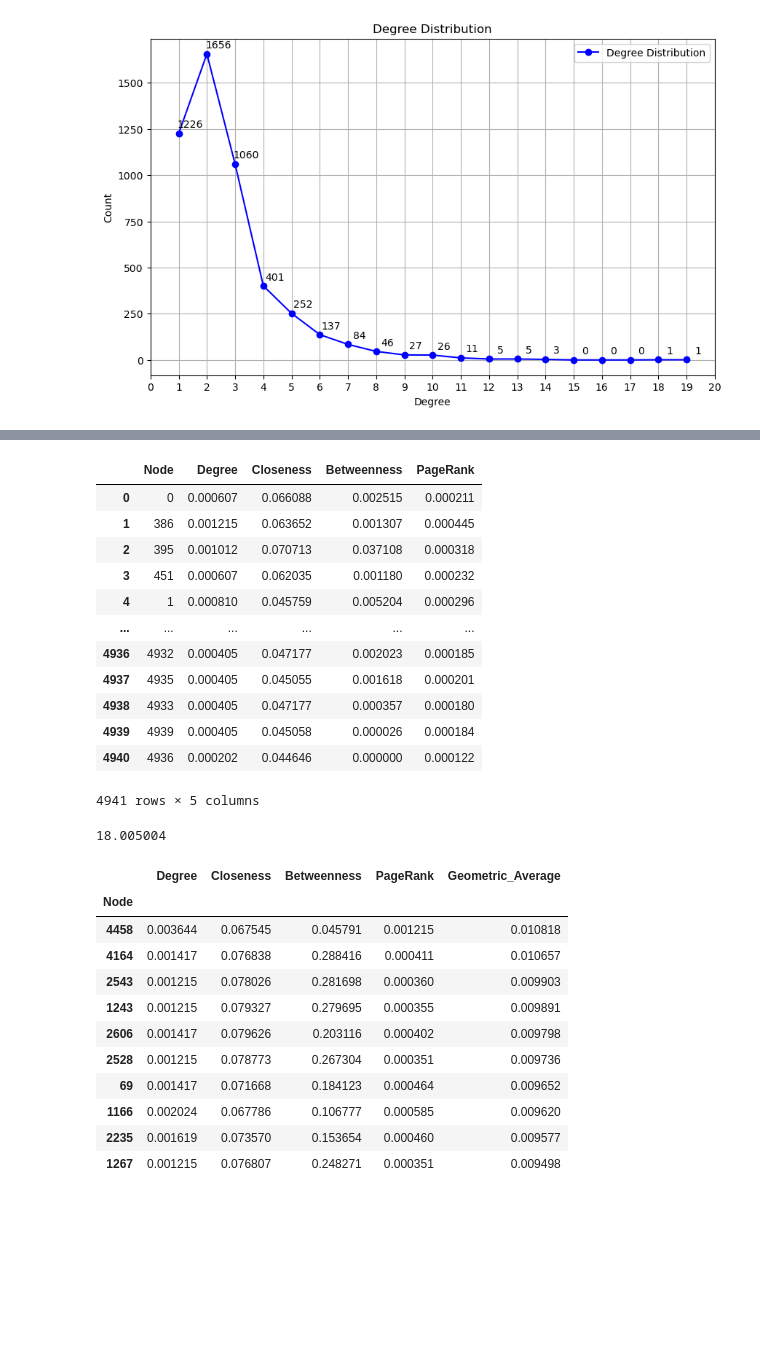
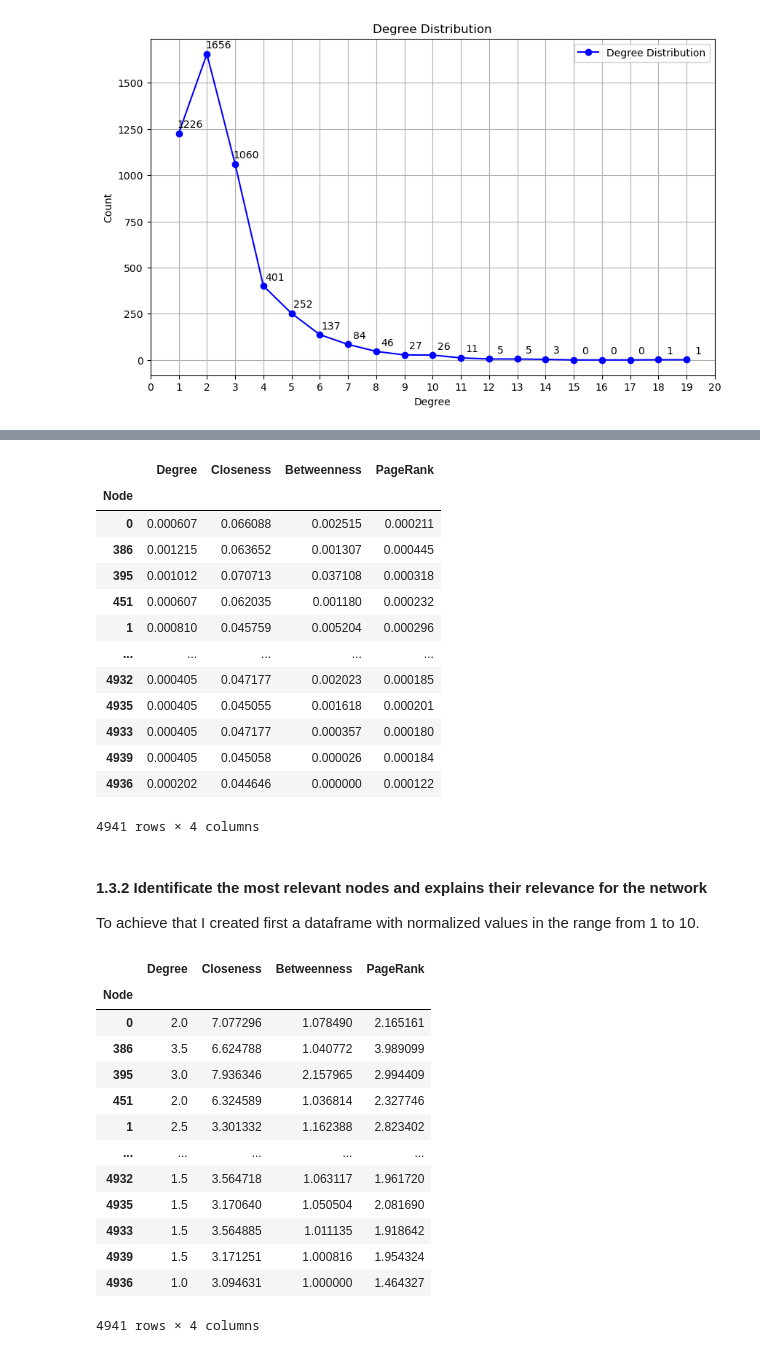
Before and after one commit to WojciechNeuman/Power-Grid-Network-Analysis, a Jupyter notebook: powergrid.ipynb, the cells around one changed output, grey strips where cells are left out. Drawn from its saved outputs; the diff is of its cells as text; code cells hidden in the pictures; blank space fills up the shorter version.

```diff
--- a/powergrid.ipynb
+++ b/powergrid.ipynb
@@ -323,18 +336,21 @@ centrality_df = pd.DataFrame({
     'PageRank': list(pagerank.values())
 })
 
+centrality_df.set_index('Node', inplace=True)
+
 centrality_df
 # %% [output]
-|  | Node | Degree | Closeness | Betweenness | PageRank |
-| 0 | 0 | 0.000607 | 0.066088 | 0.002515 | 0.000211 |
-| 1 | 386 | 0.001215 | 0.063652 | 0.001307 | 0.000445 |
-| 2 | 395 | 0.001012 | 0.070713 | 0.037108 | 0.000318 |
-| 3 | 451 | 0.000607 | 0.062035 | 0.001180 | 0.000232 |
-| 4 | 1 | 0.000810 | 0.045759 | 0.005204 | 0.000296 |
-| ... | ... | ... | ... | ... | ... |
-| 4936 | 4932 | 0.000405 | 0.047177 | 0.002023 | 0.000185 |
-| 4937 | 4935 | 0.000405 | 0.045055 | 0.001618 | 0.000201 |
-| 4938 | 4933 | 0.000405 | 0.047177 | 0.000357 | 0.000180 |
-| 4939 | 4939 | 0.000405 | 0.045058 | 0.000026 | 0.000184 |
-| 4940 | 4936 | 0.000202 | 0.044646 | 0.000000 | 0.000122 |
+|  | Degree | Closeness | Betweenness | PageRank |
+| Node |  |  |  |  |
+| 0 | 0.000607 | 0.066088 | 0.002515 | 0.000211 |
+| 386 | 0.001215 | 0.063652 | 0.001307 | 0.000445 |
+| 395 | 0.001012 | 0.070713 | 0.037108 | 0.000318 |
+| 451 | 0.000607 | 0.062035 | 0.001180 | 0.000232 |
+| 1 | 0.000810 | 0.045759 | 0.005204 | 0.000296 |
+| ... | ... | ... | ... | ... |
+| 4932 | 0.000405 | 0.047177 | 0.002023 | 0.000185 |
+| 4935 | 0.000405 | 0.045055 | 0.001618 | 0.000201 |
+| 4933 | 0.000405 | 0.047177 | 0.000357 | 0.000180 |
+| 4939 | 0.000405 | 0.045058 | 0.000026 | 0.000184 |
+| 4936 | 0.000202 | 0.044646 | 0.000000 | 0.000122 |
-4941 rows × 5 columns
+4941 rows × 4 columns
@@ -343,21 +357,30 @@ centrality_df.set_index('Node', inplace=True)
-# %%
-centrality_df['Geometric_Average'] = np.power(centrality_df['Degree'] * centrality_df['Closeness'] * centrality_df['Betweenness'] * centrality_df['PageRank'], 1/4)
-
-top_10_nodes = centrality_df.sort_values(by='Geometric_Average', ascending=False).head(10)
-
-print(0.003644 * total_nodes)
-top_10_nodes
-# %% [output]
-18.005004
-|  | Degree | Closeness | Betweenness | PageRank | Geometric_Average |
-| Node |  |  |  |  |  |
-| 4458 | 0.003644 | 0.067545 | 0.045791 | 0.001215 | 0.010818 |
-| 4164 | 0.001417 | 0.076838 | 0.288416 | 0.000411 | 0.010657 |
-| 2543 | 0.001215 | 0.078026 | 0.281698 | 0.000360 | 0.009903 |
-| 1243 | 0.001215 | 0.079327 | 0.279695 | 0.000355 | 0.009891 |
-| 2606 | 0.001417 | 0.079626 | 0.203116 | 0.000402 | 0.009798 |
-| 2528 | 0.001215 | 0.078773 | 0.267304 | 0.000351 | 0.009736 |
-| 69 | 0.001417 | 0.071668 | 0.184123 | 0.000464 | 0.009652 |
-| 1166 | 0.002024 | 0.067786 | 0.106777 | 0.000585 | 0.009620 |
-| 2235 | 0.001619 | 0.073570 | 0.153654 | 0.000460 | 0.009577 |
-| 1267 | 0.001215 | 0.076807 | 0.248271 | 0.000351 | 0.009498 |
+# %% [markdown]
+#### 1.3.2 Identificate the most relevant nodes and explains their relevance for the network
+
+To achieve that I created first a dataframe with normalized values in the range from 1 to 10.
+# %%
+columns_to_normalize = ['Degree', 'Closeness', 'Betweenness', 'PageRank']
+
+# Normalize the specified columns
+min_val = 1
+max_val = 10
+centrality_df_normalized = centrality_df.copy()
+for column in columns_to_normalize:
+    centrality_df_normalized[column] = min_val + (centrality_df_normalized[column] - centrality_df_normalized[column].min()) * (max_val - min_val) / (centrality_df_normalized[column].max() - centrality_df_normalized[column].min())
+
+centrality_df_normalized
+# %% [output]
+|  | Degree | Closeness | Betweenness | PageRank |
+| Node |  |  |  |  |
+| 0 | 2.0 | 7.077296 | 1.078490 | 2.165161 |
+| 386 | 3.5 | 6.624788 | 1.040772 | 3.989099 |
+| 395 | 3.0 | 7.936346 | 2.157965 | 2.994409 |
+| 451 | 2.0 | 6.324589 | 1.036814 | 2.327746 |
+| 1 | 2.5 | 3.301332 | 1.162388 | 2.823402 |
+| ... | ... | ... | ... | ... |
+| 4932 | 1.5 | 3.564718 | 1.063117 | 1.961720 |
+| 4935 | 1.5 | 3.170640 | 1.050504 | 2.081690 |
+| 4933 | 1.5 | 3.564885 | 1.011135 | 1.918642 |
+| 4939 | 1.5 | 3.171251 | 1.000816 | 1.954324 |
+| 4936 | 1.0 | 3.094631 | 1.000000 | 1.464327 |
+4941 rows × 4 columns
```
Also changed, not shown: parts of 29 cells of this notebook, 1 other file.
